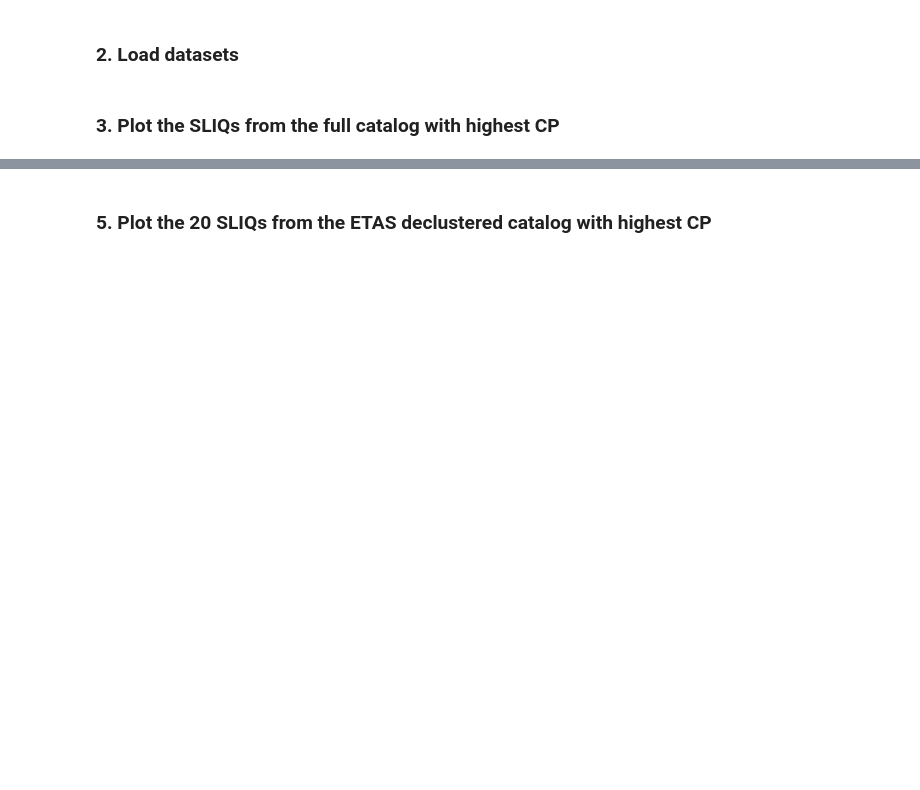
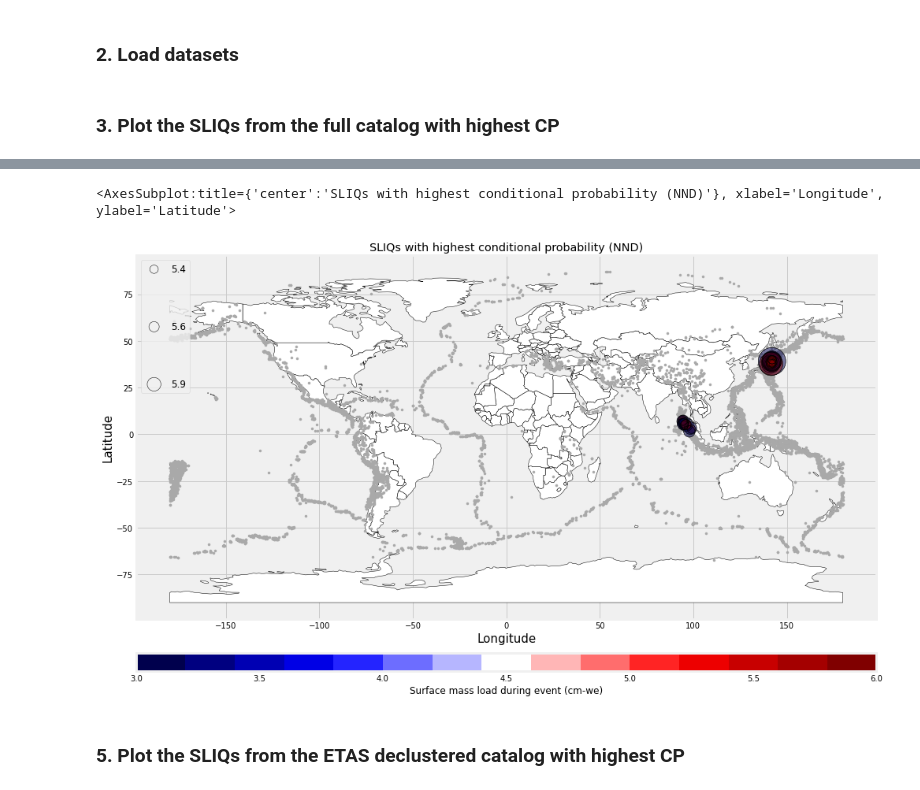
Before and after one commit to amandasyamsul/SLIQ, a Jupyter notebook: figure-3.ipynb, the cells around one changed output, grey strips where cells are left out. Drawn from its saved outputs; the diff is of its cells as text; code cells hidden in the pictures; blank space fills up the shorter version.

```diff
--- a/figure-3.ipynb
+++ b/figure-3.ipynb
@@ -65,5 +94,11 @@ loadquakes.load_map_cb(catalog,sliq_nnd.head(20),sliq_nnd.dmass.head(20), [3,9,1
+# %%
+loadquakes.load_map_cb(catalog,sliq_nnd.head(30),sliq_nnd.dmass.head(30), [3,9,1],
+                'SLIQs with highest conditional probability (NND)',3,6,11,circle_scale=1e-6)
+# %% [output]
+<AxesSubplot:title={'center':'SLIQs with highest conditional probability (NND)'}, xlabel='Longitude', ylabel='Latitude'>
+[figure, added]
 # %% [markdown]
-### 5. Plot the 20 SLIQs from the ETAS declustered catalog with highest CP
+### 5. Plot the SLIQs from the ETAS declustered catalog with highest CP
 # %%
 sliq_etas=etas_declustered.sort_values('cp',ascending=False)
 sliq_etas=sliq_etas.reset_index()
```
Also changed, not shown: parts of 13 cells of this notebook, 1 other file.
